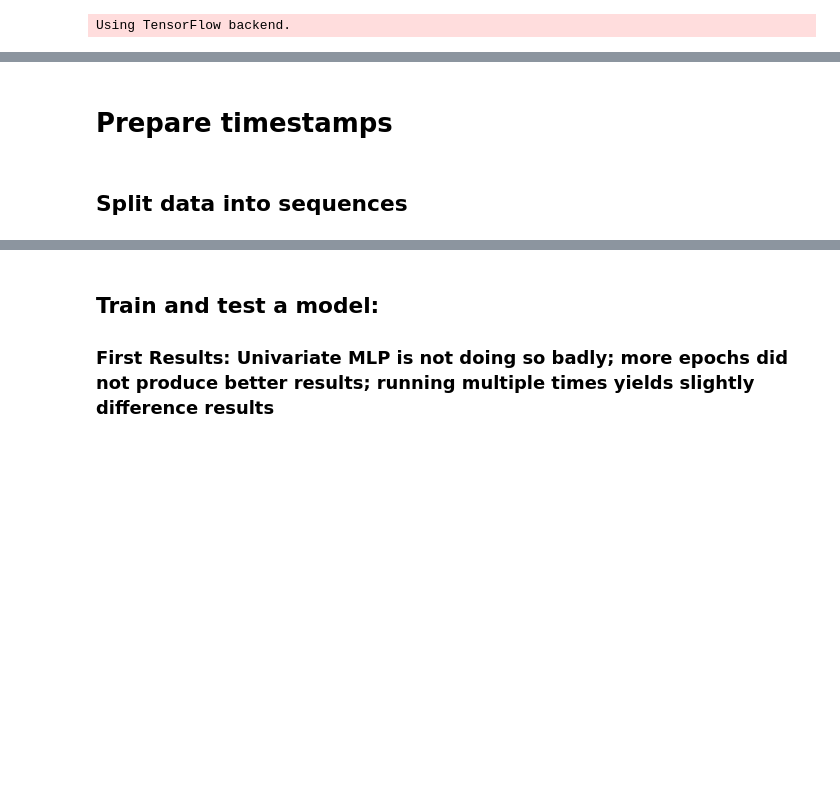
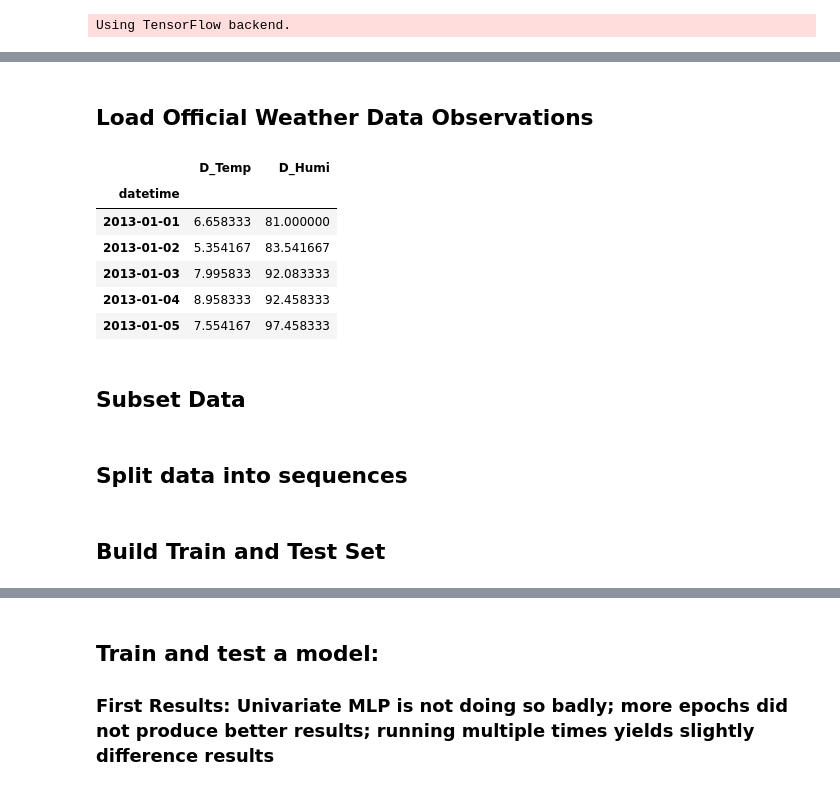
Before and after one commit to chalendony/iot-htsensor, a Jupyter notebook: analysis/univariate_mlp.ipynb, the cells around one changed output, grey strips where cells are left out. Saved outputs shown, nothing was run; the diff lists cells and outputs as text; code cells hidden in the pictures; blank space fills up the shorter version.

```diff
--- a/analysis/univariate_mlp.ipynb
+++ b/analysis/univariate_mlp.ipynb
@@ -21,3 +11,44 @@ df.head()
-# %% [markdown]
-# Prepare timestamps
+# %% [markdown]
+## Load Official Weather Data Observations
+# %%
+
+# parse the DWD dataset and convert date and align with home readings
+# Format dwd: yyyymmddhh
+df = pd.read_csv('/Users/stewarta/repos/iot-htsensor/data/produkt_tu_stunde_19510101_20171231_00662.txt', sep=';')
+
+# parse date
+df.insert(2, 'datetime', pd.to_datetime(df['MESS_DATUM'], errors='coerce', format='%Y%m%d%H'))
+
+# create index
+df.set_index('datetime', inplace=True)
+
+# extract relevant columns and rename, subset
+df.rename(columns={'TT_TU':'D_Temp','RF_TU':'D_Humi'}, inplace=True)
+
+# filter years
+filter = (df.index.year >= 2013) & (df.index.year <= 2016)
+
+df = df.loc[filter,['D_Temp', 'D_Humi']]
+
+step = 'D'
+df = df.resample(step).mean()
+
+
+# create a subset for analysis
+sensor = 'D_Temp'
+filter = (df.index.year == 2013) & (df.index.month == 4)
+y = np.array(df[filter][sensor])
+raw_seq = y[:20]
+
+df.head()
+# %% [output]
+|  | D_Temp | D_Humi |
+| datetime |  |  |
+| 2013-01-01 | 6.658333 | 81.000000 |
+| 2013-01-02 | 5.354167 | 83.541667 |
+| 2013-01-03 | 7.995833 | 92.083333 |
+| 2013-01-04 | 8.958333 | 92.458333 |
+| 2013-01-05 | 7.554167 | 97.458333 |
+# %% [markdown]
+## Subset Data
 # %%
@@ -50,6 +76,8 @@ def split_sequence(sequence, n_steps):
         X.append(seq_x)
         y.append(seq_y)
     return array(X), array(y)
+# %% [markdown]
+## Build Train and Test Set
 # %%
 # define input sequence
 # choose a number of time steps
```
Also changed, not shown: parts of 5 cells of this notebook, 8 other files.
